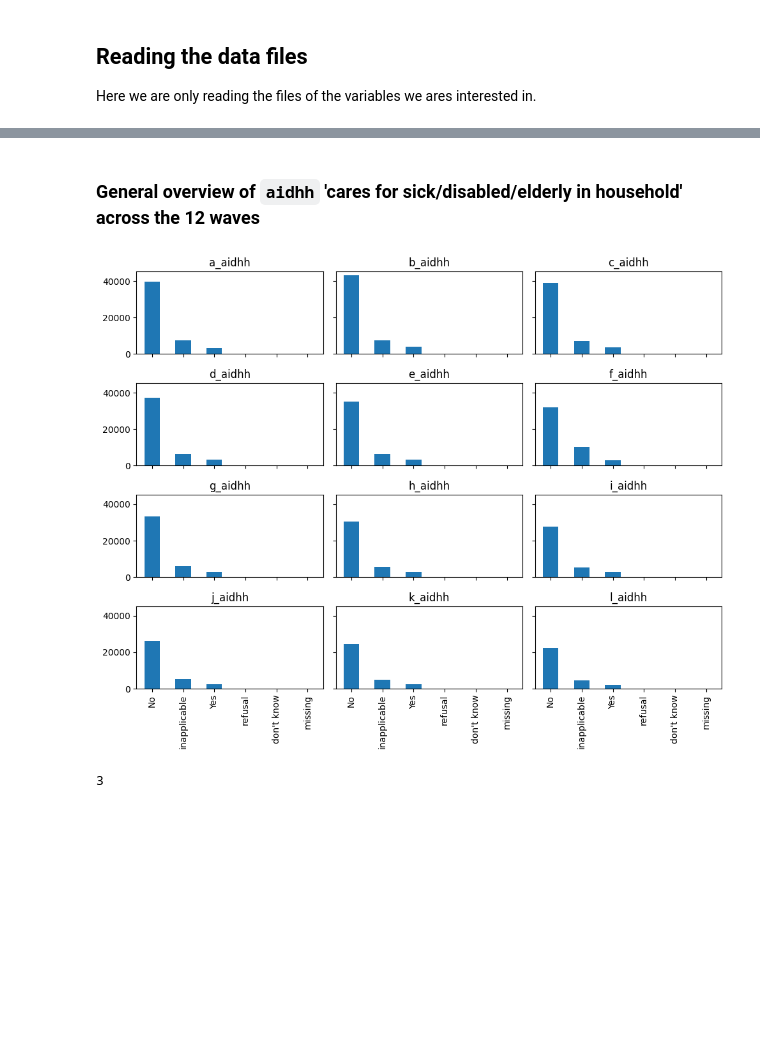
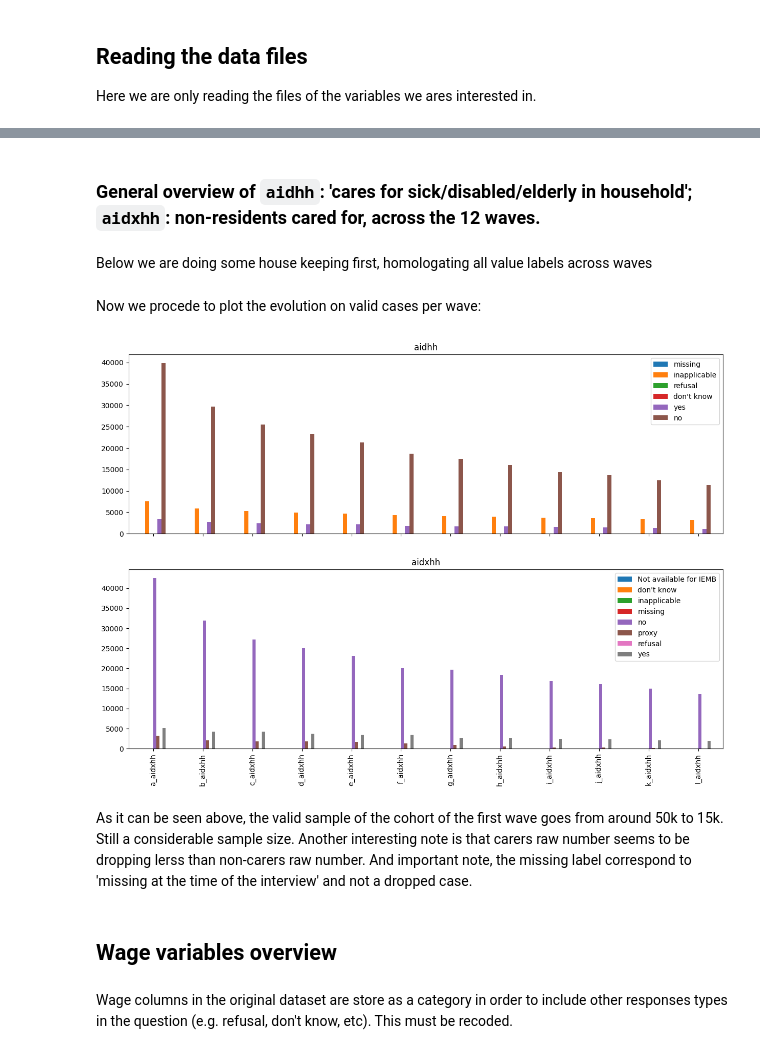
Before and after one commit to centre-for-care/costofcare, a Jupyter notebook: data_exploration.ipynb, the cells around one changed output, grey strips where cells are left out. Cells and saved outputs as stored; diff of their text form; code cells hidden in the pictures; blank space fills up the shorter version.

```diff
--- a/data_exploration.ipynb
+++ b/data_exploration.ipynb
@@ -9,24 +9,13 @@ Here we are only reading the files of the variables we ares interested in.
 # %%
 path = r'/home/daniel/code/costofcare/data/bhp_ukhls_data_stata/UKDA-6614-stata/stata/ukhls'
 all_files = glob.glob(os.path.join(path , '*indresp.dta'))
-raw_colnames = ['hidp', 'sex', 'ethn_dv', 'dvage', 'mastat_dv', 'country', 'aidhh', 'aidhrs', 'aidxhh']
+raw_colnames = ['hidp', 'sex', 'ethn_dv', 'dvage', 'mastat_dv', 'country', 'aidhh', 'aidhrs', 'aidxhh', 'fimnlabgrs_dv', 'fimnlabnet_dv']
 indresp = []
 for filename in all_files:
     prefix = filename.split('/')[-1][0:2]
     colnames = [f'{prefix}{x}' for x in raw_colnames]
     df = pd.read_stata(filename,
-                       columns=['pidp'] + colnames,
-                      index_col='pidp')
+                       columns=['pidp'] + colnames)
     indresp.append(df)
-# %%
-all_files = glob.glob(os.path.join(path , '*income.dta'))
-raw_colnames = ['ficode', 'frmnth_dv', 'frmnthimp_dv']
-income = []
-for filename in all_files:
-    prefix = filename.split('/')[-1][0:2]
-    colnames = [f'{prefix}{x}' for x in raw_colnames]
-    df = pd.read_stata(filename,
-                       columns=['pidp'] + colnames)
-    income.append(df)
 # %% [markdown]
 ## Concatenating the files by pidp
@@ -36,2 +23,6 @@ indresp_df = pd.concat(indresp, axis=1)
+# %%
+indresp_df = indresp[0]['pidp']
+for df in indresp:
+    indresp_df = pd.merge(indresp_df, df, on='pidp', how='left')
 # %% [markdown]
-### General overview of `aidhh` 'cares for sick/disabled/elderly in household' across the 12 waves
+### General overview of `aidhh`: 'cares for sick/disabled/elderly in household'; `aidxhh`: non-residents cared for, across the 12 waves.
@@ -40,22 +29,28 @@ indresp_df.a_aidhh.value_counts().plot.bar()
+# %% [markdown]
+Below we are doing some house keeping first, homologating all value labels across waves
+# %%
+indresp_df = indresp_df.replace({'Yes': 'yes', 'No': 'no', 'no     ': 'no', 'yes    ': 'yes'})
+# %% [markdown]
+Now we procede to plot the evolution on valid cases per wave:
 # %%
-def to_matrix(l, n):
-    return [l[i:i+n] for i in range(0, len(l), n)]
-aid_cols = []
-for ele in indresp_df.columns:
-    if 'aidhh' in ele:
-        aid_cols.append(ele)
-cols_n = 3
-aid_names = to_matrix(aid_cols, cols_n)
+aidhh = []
+aidxhh = []
+for colname in indresp_df.columns:
+    if 'aidhh' in colname:
+        aidhh.append(colname)
+    if 'aidxhh' in colname:
+        aidxhh.append(colname)
+fig, (ax1, ax2) = plt.subplots(2, 1, figsize=(15, 10), sharex=True)
+indresp_df[aidhh].apply(pd.Series.value_counts).T.plot.bar(ax=ax1)
+indresp_df[aidxhh].apply(pd.Series.value_counts).T.plot.bar(ax=ax2)
+ax1.set_title('aidhh')
+ax2.set_title('aidxhh')
+plt.show()
+# %% [output]
+[figure, added]
-# %%
-fig, axs = plt.subplots(4, 3, figsize=(10, 8), sharex=True, sharey=True)
-for i in range(len(aid_names)):
-    for j in range(cols_n):
-        indresp_df[aid_names[i][j]].value_counts().plot.bar(ax=axs[i][j])
-        axs[i][j].set_title(aid_names[i][j])
-fig.tight_layout()
-# %% [output]
-[figure, removed]
-# %%
-len(aid_names[0])
-# %% [output]
-3
+# %% [markdown]
+As it can be seen above, the valid sample of the cohort of the first wave goes from around 50k to 15k. Still a considerable sample size. Another interesting note is that carers raw number seems to be dropping lerss than non-carers raw number. And important note, the missing label correspond to 'missing at the time of the interview' and not a dropped case.
+# %% [markdown]
+## Wage variables overview
+# %% [markdown]
+Wage columns in the original dataset are store as a category in order to include other responses types in the question (e.g. refusal, don't know, etc). This must be recoded.
```
Also changed, not shown: parts of 8 cells of this notebook.
